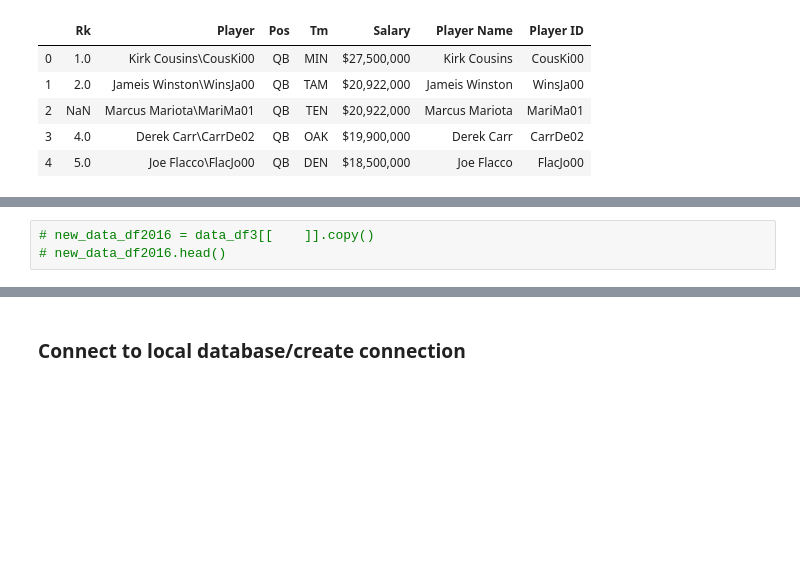
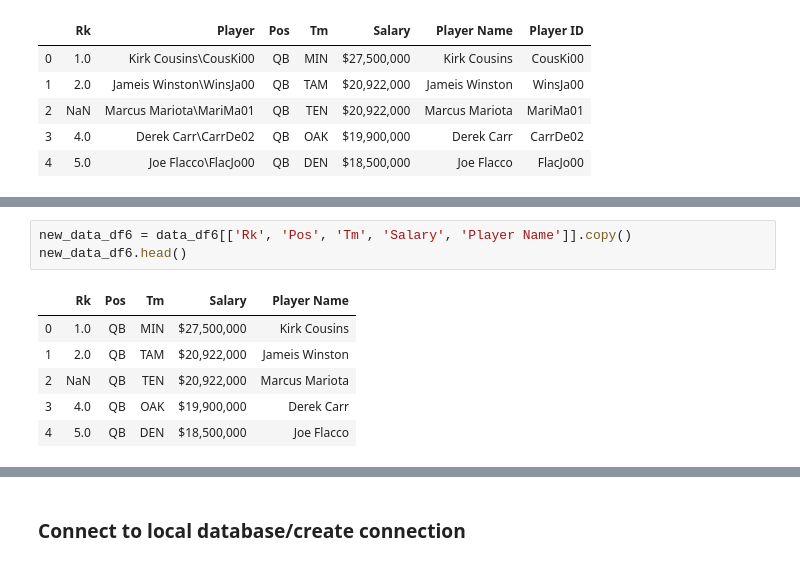
Before and after one commit to paholland/ETL_Project, a Jupyter notebook: Team_ETL.ipynb, the cells around one changed output, grey strips where cells are left out. Cells and saved outputs as stored; diff of their text form; blank space fills up the shorter version.

```diff
--- a/Team_ETL.ipynb
+++ b/Team_ETL.ipynb
@@ -230,4 +260,11 @@ Index(['Rk', 'Player', 'Pos', 'Tm', 'Salary'], dtype='object')
-# %%
-# new_data_df2016 = data_df3[[    ]].copy()
-# new_data_df2016.head()
+# %%
+new_data_df6 = data_df6[['Rk', 'Pos', 'Tm', 'Salary', 'Player Name']].copy()
+new_data_df6.head()
+# %% [output]
+|  | Rk | Pos | Tm | Salary | Player Name |
+| 0 | 1.0 | QB | MIN | $27,500,000 | Kirk Cousins |
+| 1 | 2.0 | QB | TAM | $20,922,000 | Jameis Winston |
+| 2 | NaN | QB | TEN | $20,922,000 | Marcus Mariota |
+| 3 | 4.0 | QB | OAK | $19,900,000 | Derek Carr |
+| 4 | 5.0 | QB | DEN | $18,500,000 | Joe Flacco |
 # %%
```
Also changed, not shown: parts of 16 cells of this notebook.
